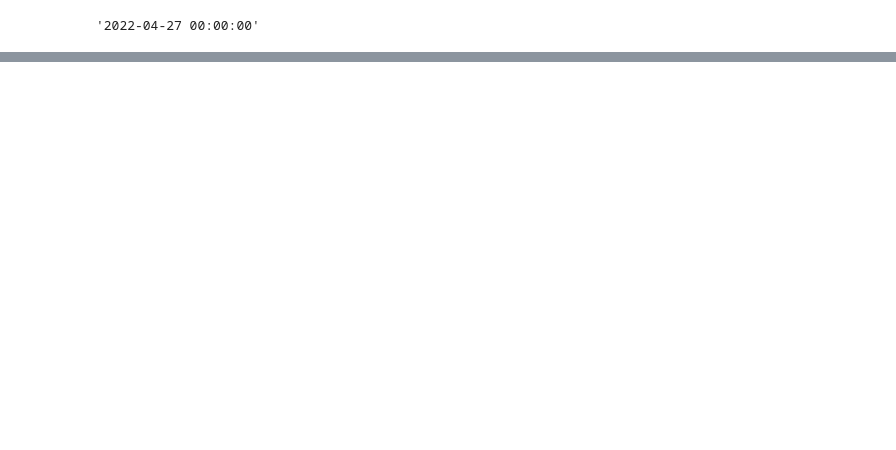
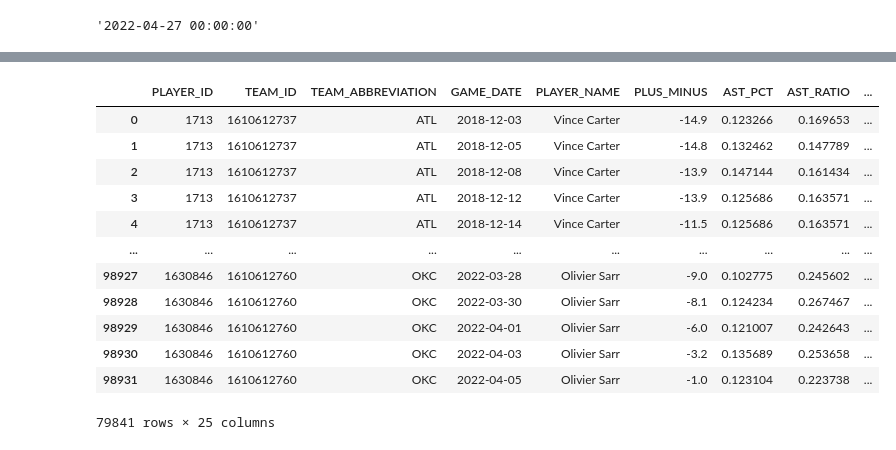
Before and after one commit to alecmatt5/nba_betting_analysis, a Jupyter notebook: backend/notebooks/elliot_player_hyperopted_gbdt_model.ipynb, the cells around one changed output, grey strips where cells are left out. Cells and saved outputs as stored; diff of their text form; code cells hidden in the pictures; blank space fills up the shorter version.

```diff
--- a/backend/notebooks/elliot_player_hyperopted_gbdt_model.ipynb
+++ b/backend/notebooks/elliot_player_hyperopted_gbdt_model.ipynb
@@ -367,0 +435,16 @@ df.to_pickle()
+# %%
+df_train
+# %% [output]
+|  | PLAYER_ID | TEAM_ID | TEAM_ABBREVIATION | GAME_DATE | PLAYER_NAME | PLUS_MINUS | AST_PCT | AST_RATIO | ... |
+| 0 | 1713 | 1610612737 | ATL | 2018-12-03 | Vince Carter | -14.9 | 0.123266 | 0.169653 | ... |
+| 1 | 1713 | 1610612737 | ATL | 2018-12-05 | Vince Carter | -14.8 | 0.132462 | 0.147789 | ... |
+| 2 | 1713 | 1610612737 | ATL | 2018-12-08 | Vince Carter | -13.9 | 0.147144 | 0.161434 | ... |
+| 3 | 1713 | 1610612737 | ATL | 2018-12-12 | Vince Carter | -13.9 | 0.125686 | 0.163571 | ... |
+| 4 | 1713 | 1610612737 | ATL | 2018-12-14 | Vince Carter | -11.5 | 0.125686 | 0.163571 | ... |
+| ... | ... | ... | ... | ... | ... | ... | ... | ... | ... |
+| 98927 | 1630846 | 1610612760 | OKC | 2022-03-28 | Olivier Sarr | -9.0 | 0.102775 | 0.245602 | ... |
+| 98928 | 1630846 | 1610612760 | OKC | 2022-03-30 | Olivier Sarr | -8.1 | 0.124234 | 0.267467 | ... |
+| 98929 | 1630846 | 1610612760 | OKC | 2022-04-01 | Olivier Sarr | -6.0 | 0.121007 | 0.242643 | ... |
+| 98930 | 1630846 | 1610612760 | OKC | 2022-04-03 | Olivier Sarr | -3.2 | 0.135689 | 0.253658 | ... |
+| 98931 | 1630846 | 1610612760 | OKC | 2022-04-05 | Olivier Sarr | -1.0 | 0.123104 | 0.223738 | ... |
+79841 rows × 25 columns
```
Also changed, not shown: parts of 19 cells of this notebook, 4 other files.
